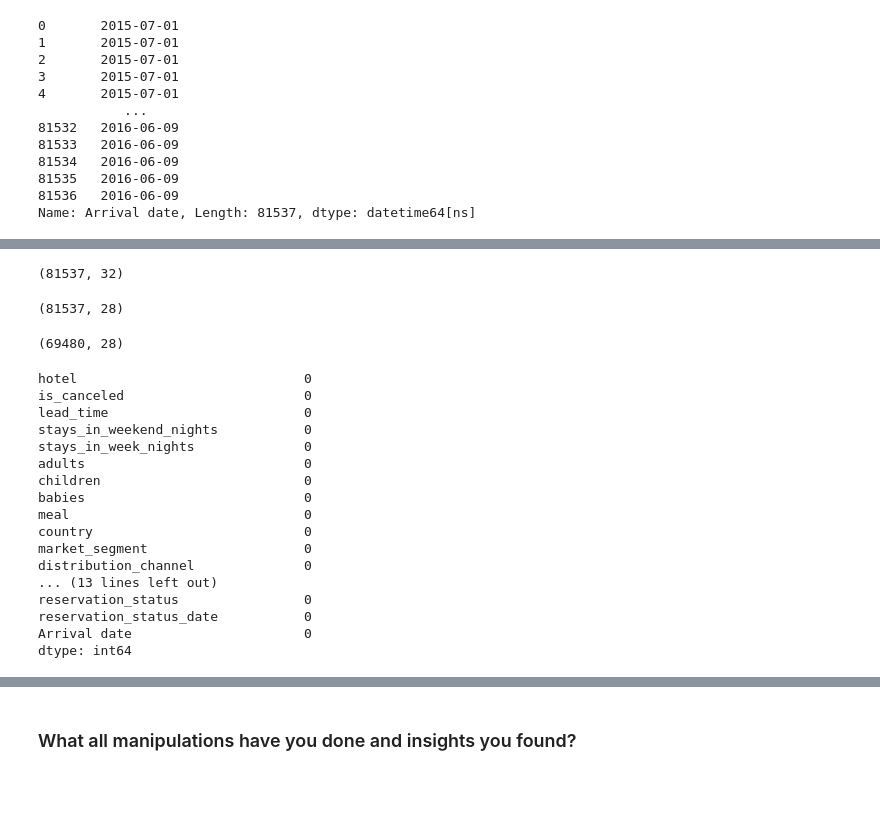
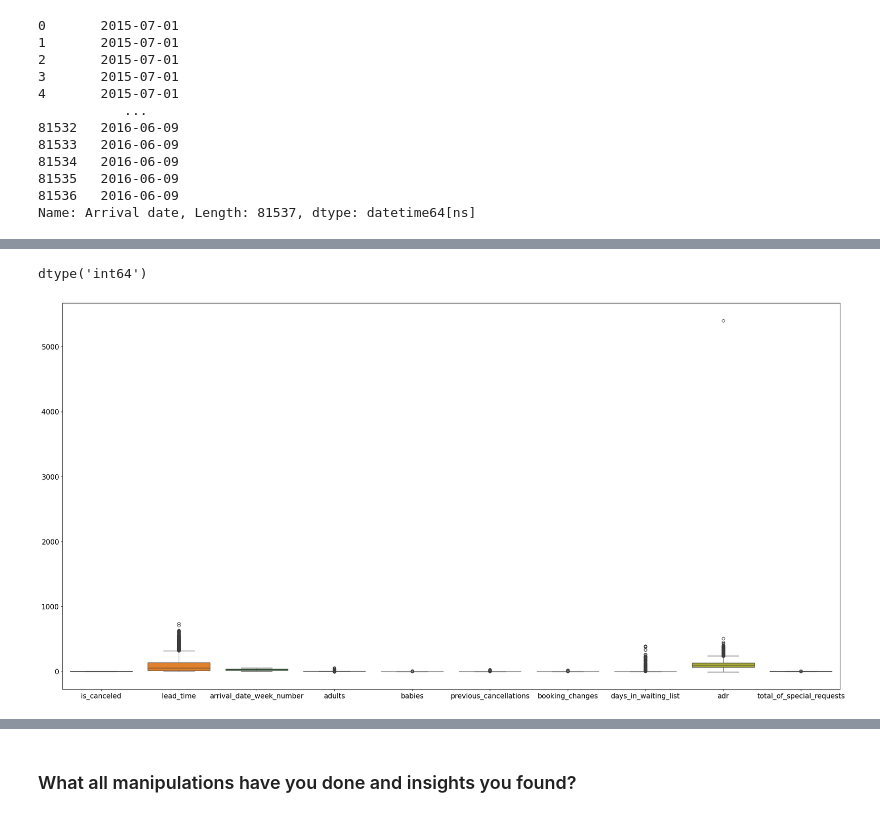
Before and after one commit to nikitasharma1998/capstone-project-in-hotel-booking-analysis, a Jupyter notebook: Capstone_project_2.ipynb, the cells around one changed output, grey strips where cells are left out. Drawn from its saved outputs; the diff is of its cells as text; code cells hidden in the pictures; blank space fills up the shorter version.

```diff
--- a/Capstone_project_2.ipynb
+++ b/Capstone_project_2.ipynb
@@ -179,0 +184,3 @@ Length: 81537, dtype: bool
+# %%
+#droping all duplicate values
+df1.drop_duplicates(inplace=True)
@@ -397,8 +431,8 @@ dtypes: float64(4), int64(16), object(12)
 memory usage: 19.9+ MB
 # %%
 #converting datatype of "reservation_status_date" from object to datatime
-df_hotels['reservation_status_date'] = pd.to_datetime(df_hotels['reservation_status_date'])
-df_hotels['reservation_status_date'].info()
+df1['reservation_status_date'] = pd.to_datetime(df_hotels['reservation_status_date'])
+df1['reservation_status_date'].info()
 # %% [output]
 <class 'pandas.core.series.Series'>
 RangeIndex: 81537 entries, 0 to 81536
@@ -410,8 +444,8 @@ dtypes: datetime64[ns](1)
 memory usage: 637.1 KB
 # %%
 #Creating a new column by combining the year, month, and date of arrival together
-df_hotels['Arrival date'] = pd.to_datetime(df_hotels.arrival_date_year.astype(str) + '/' + df_hotels.arrival_date_month.astype(str) + '/' + df_hotels.arrival_date_day_of_month.astype(str))
-df_hotels['Arrival date']
+df1['Arrival date'] = pd.to_datetime(df_hotels.arrival_date_year.astype(str) + '/' + df1.arrival_date_month.astype(str) + '/' + df1.arrival_date_day_of_month.astype(str))
+df1['Arrival date']
 # %% [output]
 0       2015-07-01
 1       2015-07-01
@@ -454,47 +483,4 @@ array([40600, 40667, 40679, 41160])
-# %%
-# Removing unwanted columns
-for col in df_hotels.columns:
-    if np.sum(df_hotels[col].isnull())>(df_hotels.shape[0] * 0.7):
-        df_hotels.drop(columns= col, inplace=True, axis =1)
-print(df_hotels.shape)
-
-df_hotels.drop(columns=["arrival_date_week_number", "arrival_date_year","arrival_date_month", "arrival_date_day_of_month"], inplace=True, axis=1)
-df_hotels.shape
-# %% [output]
-(81537, 32)
-(81537, 28)
-# %%
-#Removing unwanted rows
-df_hotels.dropna(subset=["agent"], inplace=True)
-df_hotels.shape
-# %% [output]
-(69480, 28)
-# %%
-#Filling missing values of columns
-df_hotels['children'].fillna(value = df_hotels['children'].mean(), inplace=True)
-df_hotels['children'] = df_hotels['children'].apply(np.floor)
-np.sum(df_hotels.children.isnull())
-
-arr = ["market_segment", "distribution_channel", "meal", "country"]
-for x in arr:
-    df_hotels[x].fillna(method="bfill", inplace = True)
-
-np.sum(df_hotels.isnull())
-# %% [output]
-hotel                             0
-is_canceled                       0
-lead_time                         0
-stays_in_weekend_nights           0
-stays_in_week_nights              0
-adults                            0
-children                          0
-babies                            0
-meal                              0
-country                           0
-market_segment                    0
-distribution_channel              0
-... (13 lines left out)
-reservation_status                0
-reservation_status_date           0
-Arrival date                      0
-dtype: int64
+# %%
+df1['lead_time'].dtype
+# %% [output]
+dtype('int64')
@@ -500,0 +498,9 @@ dtype: int64
+# %%
+# Write your code to make your dataset analysis ready.
+#finding out outlier in each column
+plt.rc('font', size=15)
+plt.figure(figsize=(30,15))
+sns.boxplot(data=df1[['is_canceled','lead_time','arrival_date_week_number','adults','babies','previous_cancellations','booking_changes','days_in_waiting_list','adr','total_of_special_requests']])
+plt.show()
+# %% [output]
+[figure, added]
```
Also changed, not shown: parts of 187 cells of this notebook.
